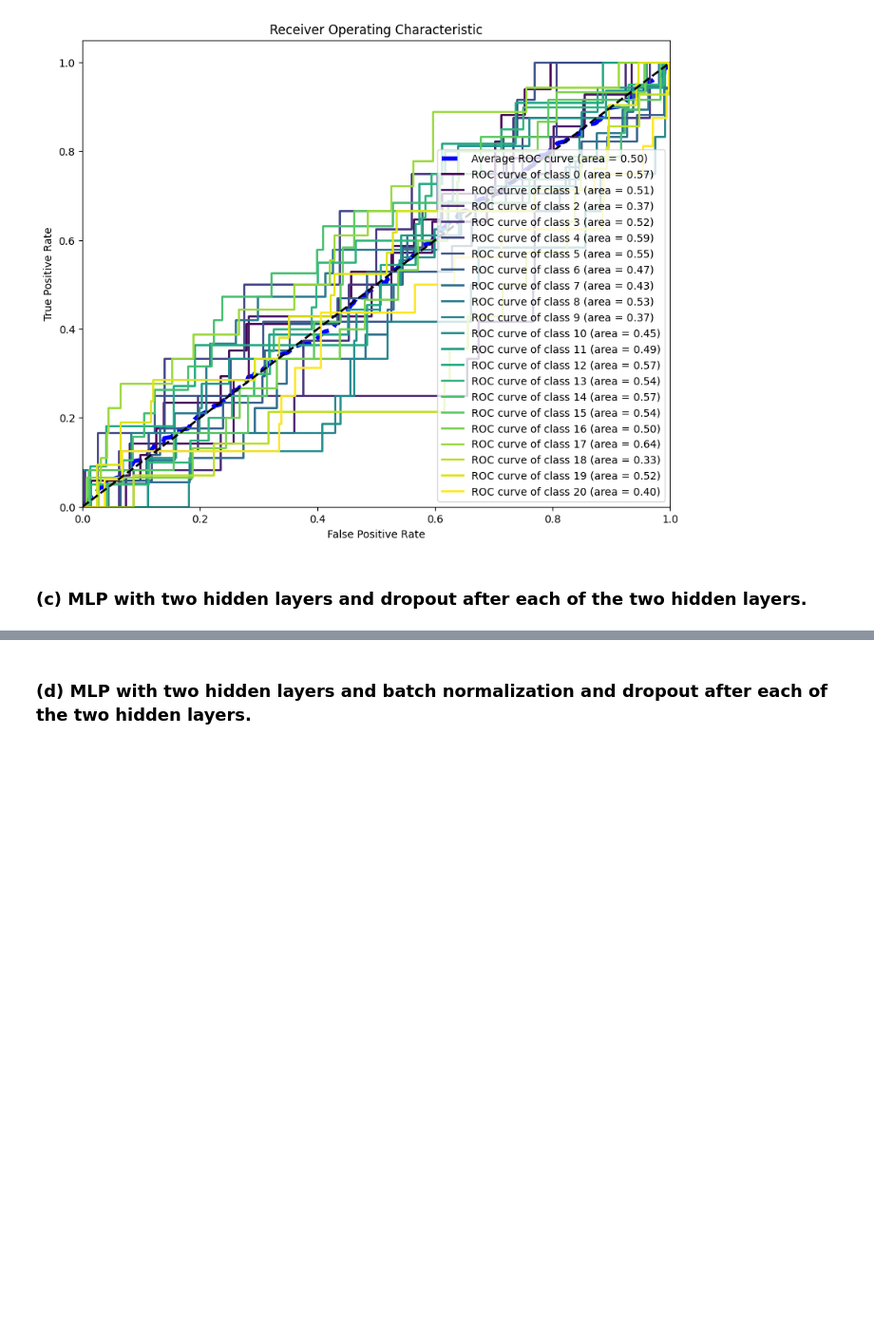
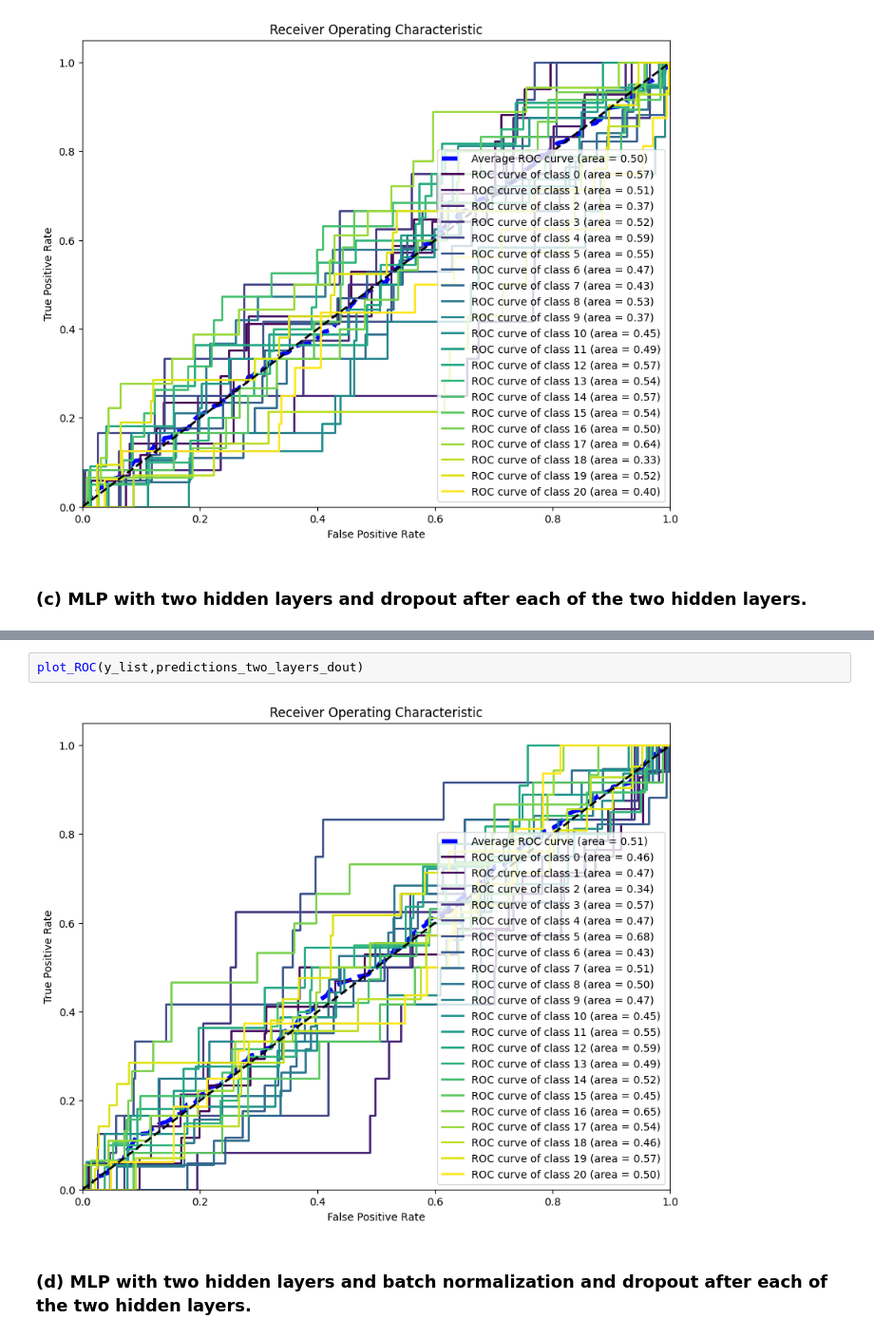
Before and after one commit to NKASHANI/Neural-Networks, a Jupyter notebook: Assignment1_Applied.ipynb, the cells around one changed output, grey strips where cells are left out. Shown at 95% size. Cells and saved outputs as stored; diff of their text form; blank space fills up the shorter version.

```diff
--- a/Assignment1_Applied.ipynb
+++ b/Assignment1_Applied.ipynb
@@ -456,3 +534,7 @@ plot_ROC(y_list,predictions_two_layers)
+# %%
+plot_ROC(y_list,predictions_two_layers_dout)
+# %% [output]
+[figure, added]
 # %% [markdown]
 ### **(d) MLP with two hidden layers and batch normalization and dropout after each of the two hidden layers.**
 # %% [markdown]
```
Also changed, not shown: parts of 3 cells of this notebook.
